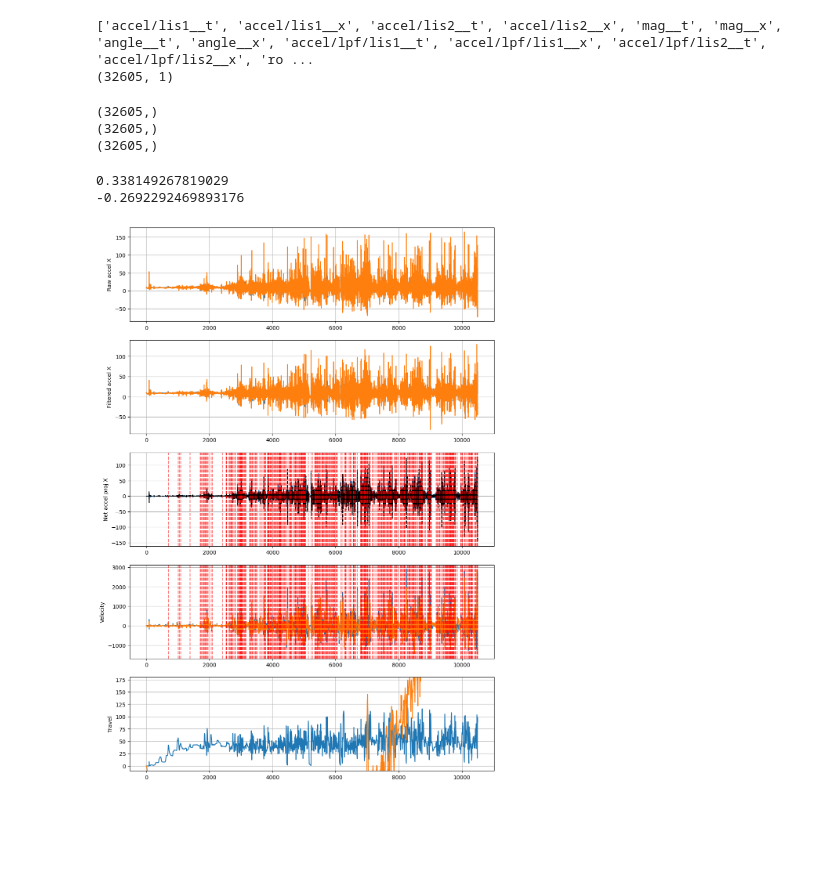
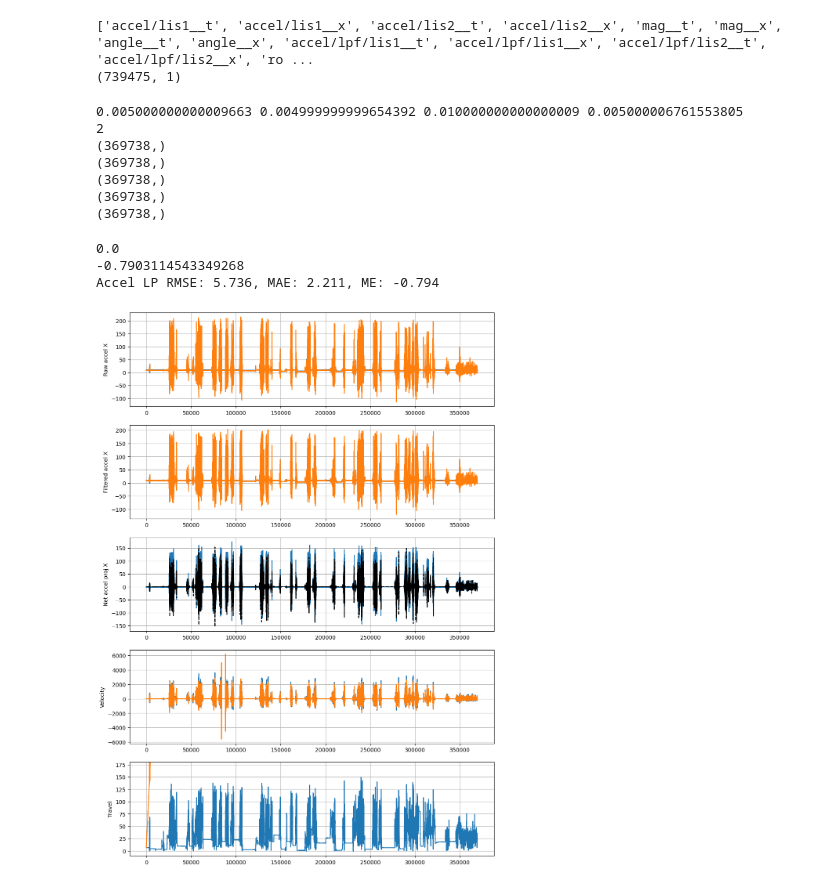
Before and after one commit to colinpate/sus, a Jupyter notebook: cal.ipynb, the cells around one changed output. Saved outputs shown, nothing was run; the diff lists cells and outputs as text; code cells hidden in the pictures; blank space fills up the shorter version.

```diff
--- a/cal.ipynb
+++ b/cal.ipynb
@@ -131,7 +131,7 @@ def spectrogram(x, fs, chunk_size, step, plot=True, freq_ds=1, vmax=None):
 # x = np.loadtxt("sensor.csv")  # or however you load your data
 # f, mag, mag_db = fft_and_histogram(x, fs=100.0)
 # %%
-log_filename = "log029"
+log_filename = "log056"
 out_dir = f"backend/run_artifacts/{log_filename}/cache/"
 ws_file = out_dir + "/all.npz"
 ws = np.load(ws_file)
@@ -153,7 +153,7 @@ a_s1_x = a_s1[:, 0]
 print(a_proj.shape)
 # %% [output]
 ['accel/lis1__t', 'accel/lis1__x', 'accel/lis2__t', 'accel/lis2__x', 'mag__t', 'mag__x', 'angle__t', 'angle__x', 'accel/lpf/lis1__t', 'accel/lpf/lis1__x', 'accel/lpf/lis2__t', 'accel/lpf/lis2__x', 'ro ...
-(32605, 1)
+(739475, 1)
 # %%
 # Filter accel (HP + LP)
 lp_fc_hz = 20
@@ -168,7 +168,15 @@ hp_fc_hz = 0.5
 sos_hp = butter(N=4, Wn=hp_fc_hz, btype="high", fs=fs, output="sos")
 a_proj_lhp = sosfiltfilt(sos_hp, a_proj_lp)
 
-dec = 1
+dt_s = np.diff(t, prepend=t[0]-0.01)
+
+if np.median(dt_s) < 0.007:
+    dec = 2
+else:
+    dec = 1
+
+print(np.median(dt_s), np.min(dt_s), np.max(dt_s), np.mean(dt_s))
+print(dec)
 if dec:
     a_s1_x_lp = a_s1_x_lp[::dec]
     a_s2_x_lp = a_s2_x_lp[::dec]
@@ -184,13 +192,19 @@ if dec:
 dt_s = np.diff(t, prepend=t[0]-0.01)
 print(dt_s.shape)
 print(travel.shape)
-print(mag_proj.shape)
 v = np.diff(travel, prepend=travel[0]) / dt_s
 a_gt = np.diff(v, prepend=v[0]) / dt_s
+print(dt_s.shape)
+print(travel.shape)
+print(mag_proj.shape)
 # %% [output]
-(32605,)
-(32605,)
-(32605,)
+0.005000000000009663 0.004999999999654392 0.010000000000000009 0.005000006761553805
+2
+(369738,)
+(369738,)
+(369738,)
+(369738,)
+(369738,)
 # %%
 # Plot stuff
 
@@ -198,8 +212,9 @@ a_gt = np.diff(v, prepend=v[0]) / dt_s
 #roi = slice(200, 1000) #log049 cal pulse
 #roi = slice(39500, 40500) #garbage part of log049
 #roi = slice(76950, 77100) # jump in log038
-roi = slice(7750, 18250)# jump in log030
-#roi = slice(40000, 50000)
+#roi = slice(7750, 18250)# jump in log030
+#roi = slice(19000, 20000)
+roi = slice(0, -1)
 
 print(v[roi][0])
 print(np.mean(a_proj))
@@ -222,36 +237,40 @@ plt.grid()
 
 plt.subplot(5, 1, 3)
 plt.ylabel("Net accel proj X")
 #plt.plot(a_proj[roi])
 plt.plot(a_proj_lp[roi])
 plt.plot(a_gt[roi] / 1000, label="GT accel", color="k", linestyle="--")
 mag_zvs = mag_zv_points - roi.start
 for z in mag_zvs:
     if z < 0 or z >= roi.stop - roi.start:
         continue
     plt.axvline(z, color="r", linestyle="--", alpha=0.5)
 plt.grid()
 
+acc_err = a_proj_lp[roi] - (a_gt[roi] / 1000)
+print_err_stats(a_proj_lp[roi], a_gt[roi] / 1000, prefix="Accel LP")
+
 plt.subplot(5, 1, 4)
 plt.ylabel("Velocity")
 plt.plot(v[roi])
 plt.plot(a_int_roi)
 for z in mag_zvs:
     if z < 0 or z >= roi.stop - roi.start:
         continue
     plt.axvline(z, color="r", linestyle="--", alpha=0.5)
 plt.grid()
 
 plt.subplot(5, 1, 5)
 plt.ylabel("Travel")
 plt.plot(travel[roi])
 plt.plot(a_intint_roi)
 plt.ylim(-10, 180)
 plt.grid(which="both")
 # %% [output]
-0.338149267819029
--0.2692292469893176
+0.0
+-0.7903114543349268
+Accel LP RMSE: 5.736, MAE: 2.211, ME: -0.794
-[figure, old version]
+[figure, new version]
 # %%
 plt.figure(figsize=(12, 18))
 plt.subplot(6, 1, 4)
```
Also changed, not shown: parts of 17 cells of this notebook, 6 other files.
